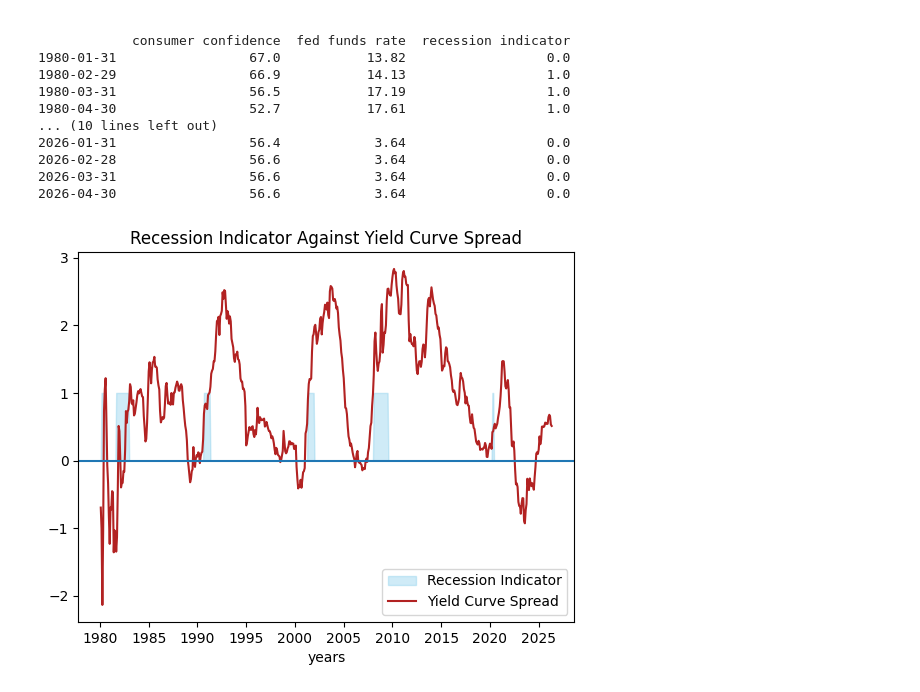
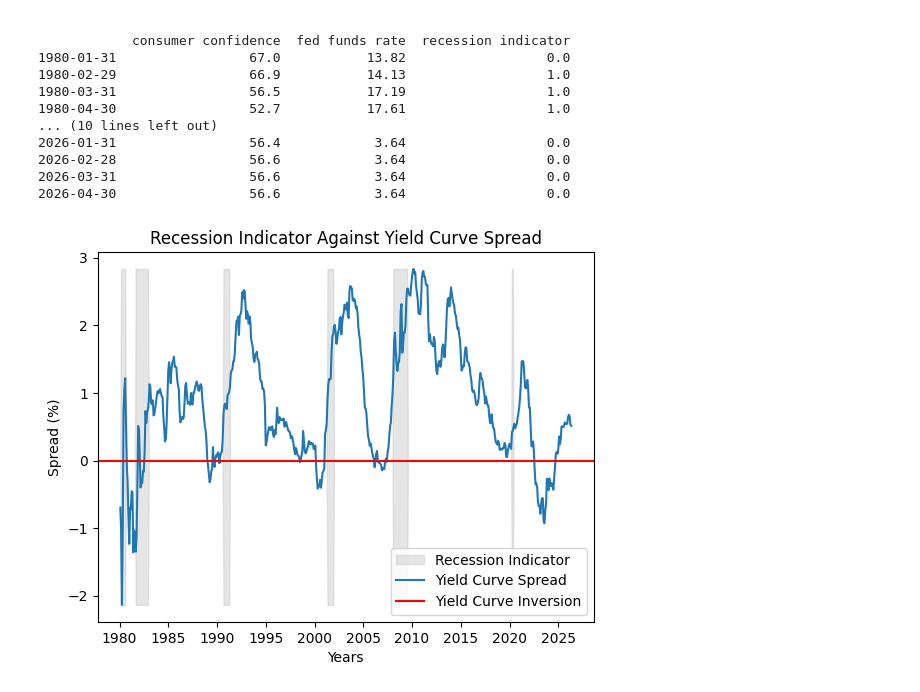
Before and after one commit to MustafaLearnsToCode/recession-indicator, a Jupyter notebook: notebooks/01_eda.ipynb, the cells around one changed output. Drawn from its saved outputs; the diff is of its cells as text; code cells hidden in the pictures.

Commit message:
Improved recession indicator to span the whole graph and graphed others series against recession indicator

```diff
--- a/notebooks/01_eda.ipynb
+++ b/notebooks/01_eda.ipynb
@@ -109,13 +109,21 @@ df_monthly.to_csv("data/macro_data_clean.csv")
 # %%
 import matplotlib.pyplot as plt
 
-plt.fill_between(df_monthly.index, df_monthly["recession indicator"], color="skyblue", alpha=0.4, label="Recession Indicator")
-plt.plot(df_monthly.index, df_monthly["yield curve spread"], color="firebrick", label="Yield Curve Spread")
-plt.axhline(y=0)
-plt.title("Recession Indicator Against Yield Curve Spread")
-plt.xlabel("years")
+SERIES = "yield curve spread"
+YLABEL = "Spread (%)"
+
+plt.fill_between(df_monthly.index,
+                 y1=df_monthly["recession indicator"]*df_monthly[SERIES].max(),
+                 y2=df_monthly["recession indicator"]*df_monthly[SERIES].min(),
+                 color="silver", alpha=0.4,
+                 label="Recession Indicator")
+plt.plot(df_monthly.index, df_monthly[SERIES], label=SERIES.title())
+plt.axhline(y=0, color="red", label="Yield Curve Inversion")
+plt.title(f"Recession Indicator Against {SERIES.title()}")
+plt.xlabel("Years")
+plt.ylabel(YLABEL)
 plt.legend()
 
 plt.show()
 # %% [output]
-[figure, old version]
+[figure, new version]
```
Also changed, not shown: parts of 4 cells of this notebook.
